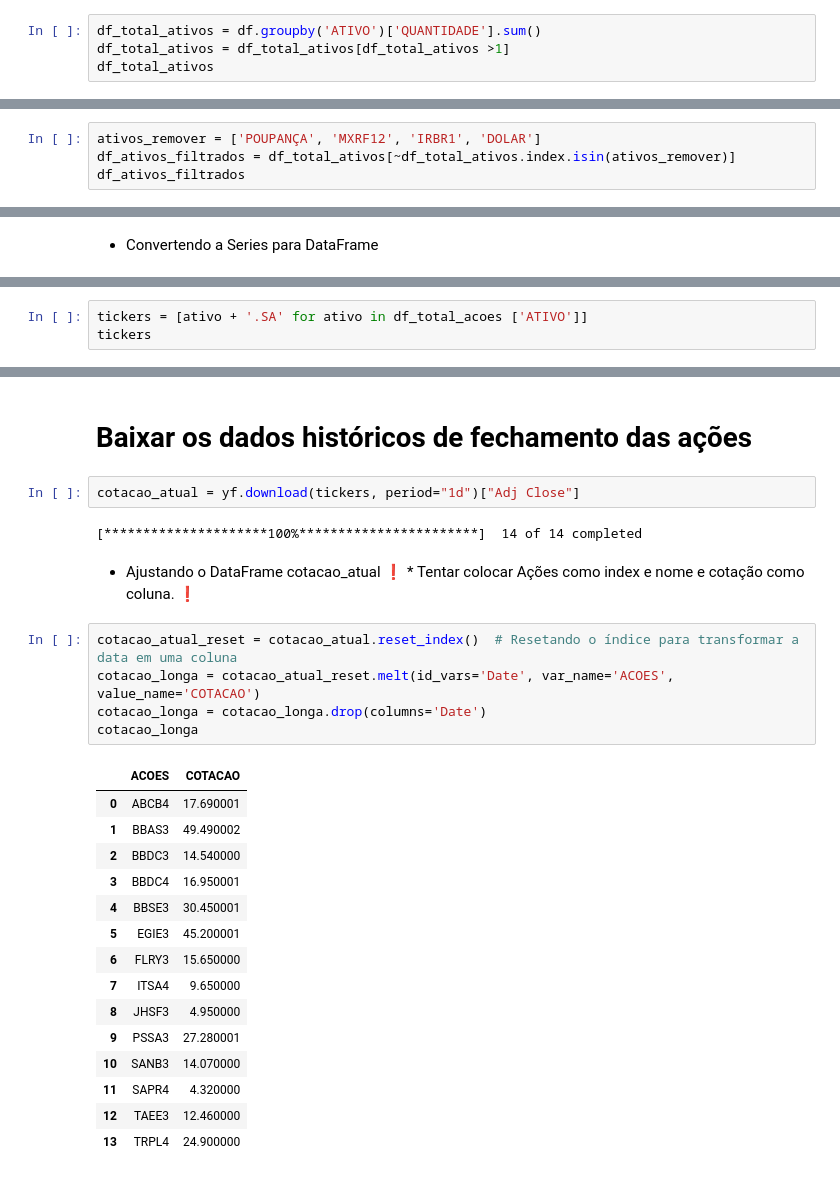
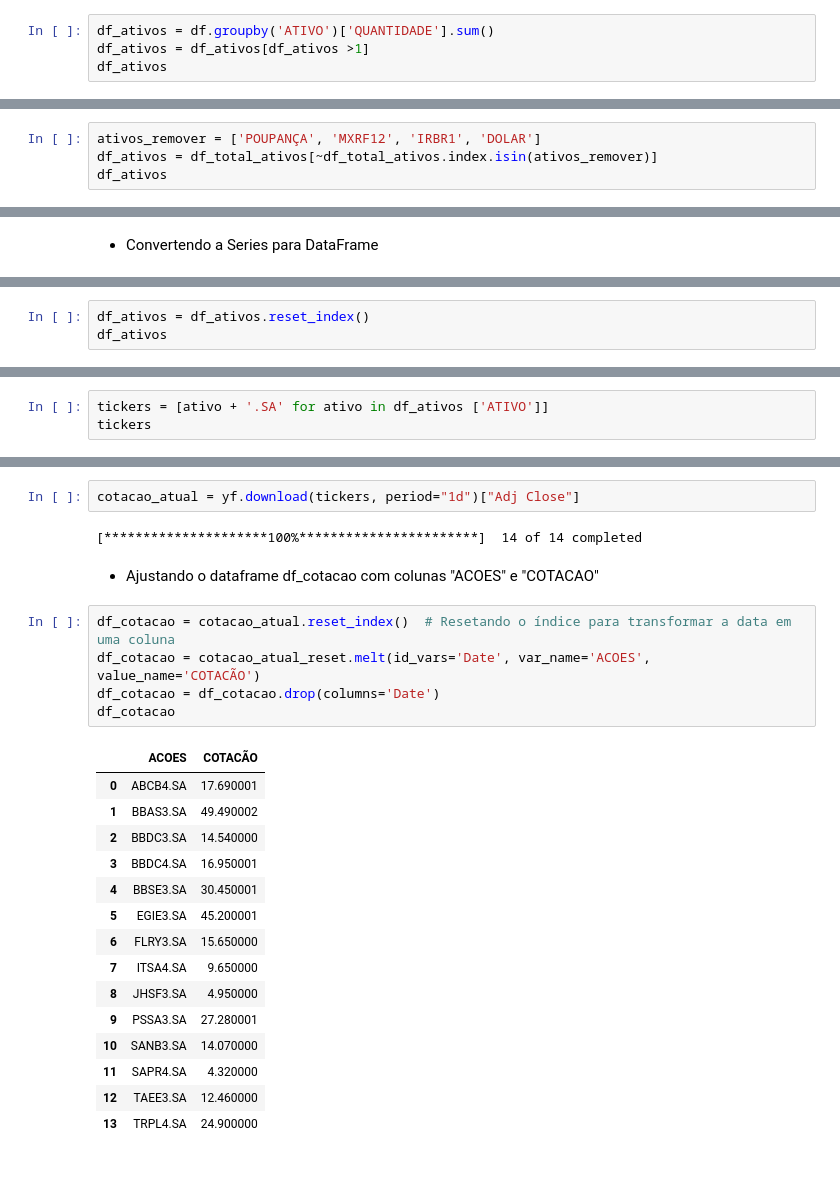
Before and after one commit to thiarly/Data-Science-Finance, a Jupyter notebook: Project Activition/Balaceamento.ipynb, the cells around one changed output, grey strips where cells are left out. Drawn from its saved outputs; the diff is of its cells as text.

```diff
--- a/Project Activition/Balaceamento.ipynb
+++ b/Project Activition/Balaceamento.ipynb
@@ -33,9 +33,9 @@ df
 * Calculando a soma de ATIVOS na coluna QUANTIDADE ✅
 * Filtrando os ativos com quantidade > 1 para remoção de alguns ativos indesejados.
 # %%
-df_total_ativos = df.groupby('ATIVO')['QUANTIDADE'].sum()
-df_total_ativos = df_total_ativos[df_total_ativos >1]
-df_total_ativos
+df_ativos = df.groupby('ATIVO')['QUANTIDADE'].sum()
+df_ativos = df_ativos[df_ativos >1]
+df_ativos
 # %% [output]
 ATIVO
 ABCB4         900
@@ -62,5 +62,5 @@ Name: QUANTIDADE, dtype: int64
 # %%
 ativos_remover = ['POUPANÇA', 'MXRF12', 'IRBR1', 'DOLAR']
-df_ativos_filtrados = df_total_ativos[~df_total_ativos.index.isin(ativos_remover)]
-df_ativos_filtrados
+df_ativos = df_total_ativos[~df_total_ativos.index.isin(ativos_remover)]
+df_ativos
 # %% [output]
@@ -90,0 +85,3 @@ df_total_acoes
+# %%
+df_ativos = df_ativos.reset_index()
+df_ativos
@@ -91,5 +108,5 @@ df_total_acoes
 # %%
-tickers = [ativo + '.SA' for ativo in df_total_acoes ['ATIVO']]
+tickers = [ativo + '.SA' for ativo in df_ativos ['ATIVO']]
 tickers
 # %% [output]
 ['ABCB4.SA',
@@ -106,32 +123,30 @@ tickers
  'SAPR4.SA',
  'TAEE3.SA',
  'TRPL4.SA']
-# %% [markdown]
-# Baixar os dados históricos de fechamento das ações
 # %%
 cotacao_atual = yf.download(tickers, period="1d")["Adj Close"]
 # %% [output]
 [*********************100%***********************]  14 of 14 completed
-# %% [markdown]
-* Ajustando o DataFrame cotacao_atual ❗️ * Tentar colocar Ações como index e nome e cotação como coluna. ❗️
+# %% [markdown]
+* Ajustando o dataframe df_cotacao com colunas "ACOES" e "COTACAO"
 # %%
-cotacao_atual_reset = cotacao_atual.reset_index()  # Resetando o índice para transformar a data em uma coluna
-cotacao_longa = cotacao_atual_reset.melt(id_vars='Date', var_name='ACOES', value_name='COTACAO')
-cotacao_longa = cotacao_longa.drop(columns='Date')
-cotacao_longa
+df_cotacao = cotacao_atual.reset_index()  # Resetando o índice para transformar a data em uma coluna
+df_cotacao = cotacao_atual_reset.melt(id_vars='Date', var_name='ACOES', value_name='COTACÃO')
+df_cotacao = df_cotacao.drop(columns='Date')
+df_cotacao
 # %% [output]
-|  | ACOES | COTACAO |
-| 0 | ABCB4 | 17.690001 |
-| 1 | BBAS3 | 49.490002 |
-| 2 | BBDC3 | 14.540000 |
-| 3 | BBDC4 | 16.950001 |
-| 4 | BBSE3 | 30.450001 |
-| 5 | EGIE3 | 45.200001 |
-| 6 | FLRY3 | 15.650000 |
-| 7 | ITSA4 | 9.650000 |
-| 8 | JHSF3 | 4.950000 |
-| 9 | PSSA3 | 27.280001 |
-| 10 | SANB3 | 14.070000 |
-| 11 | SAPR4 | 4.320000 |
-| 12 | TAEE3 | 12.460000 |
-| 13 | TRPL4 | 24.900000 |
+|  | ACOES | COTACÃO |
+| 0 | ABCB4.SA | 17.690001 |
+| 1 | BBAS3.SA | 49.490002 |
+| 2 | BBDC3.SA | 14.540000 |
+| 3 | BBDC4.SA | 16.950001 |
+| 4 | BBSE3.SA | 30.450001 |
+| 5 | EGIE3.SA | 45.200001 |
+| 6 | FLRY3.SA | 15.650000 |
+| 7 | ITSA4.SA | 9.650000 |
+| 8 | JHSF3.SA | 4.950000 |
+| 9 | PSSA3.SA | 27.280001 |
+| 10 | SANB3.SA | 14.070000 |
+| 11 | SAPR4.SA | 4.320000 |
+| 12 | TAEE3.SA | 12.460000 |
+| 13 | TRPL4.SA | 24.900000 |
```
Also changed, not shown: parts of 16 cells of this notebook.
